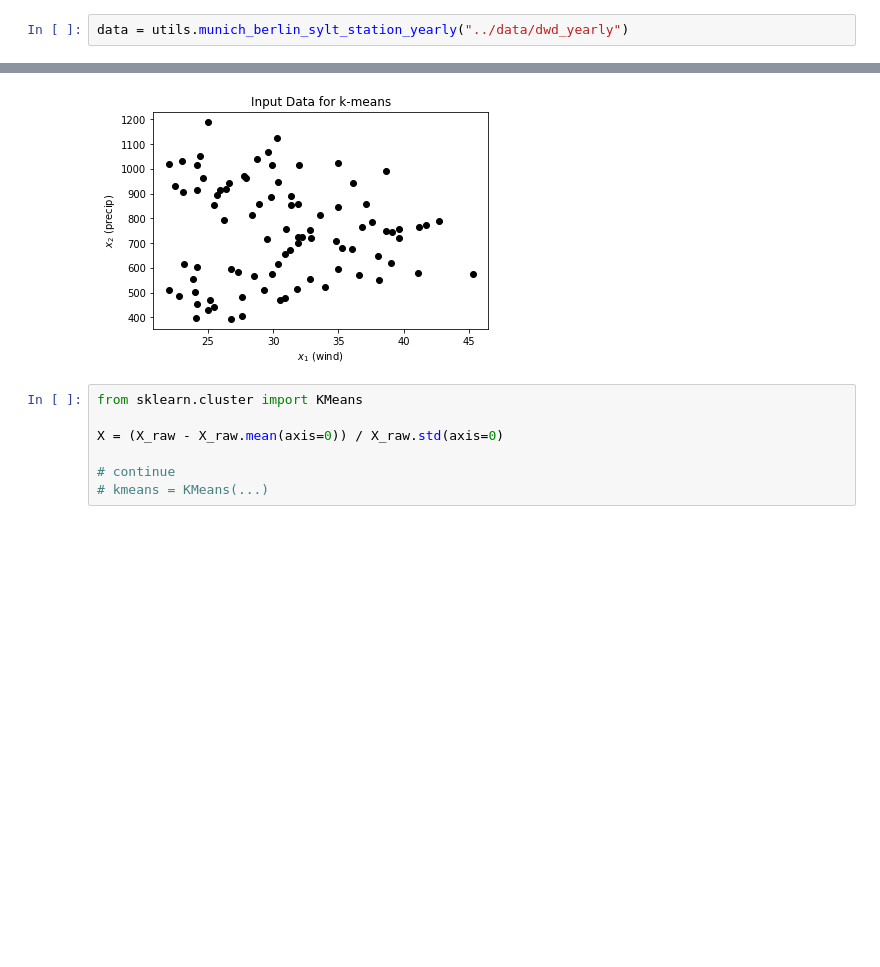
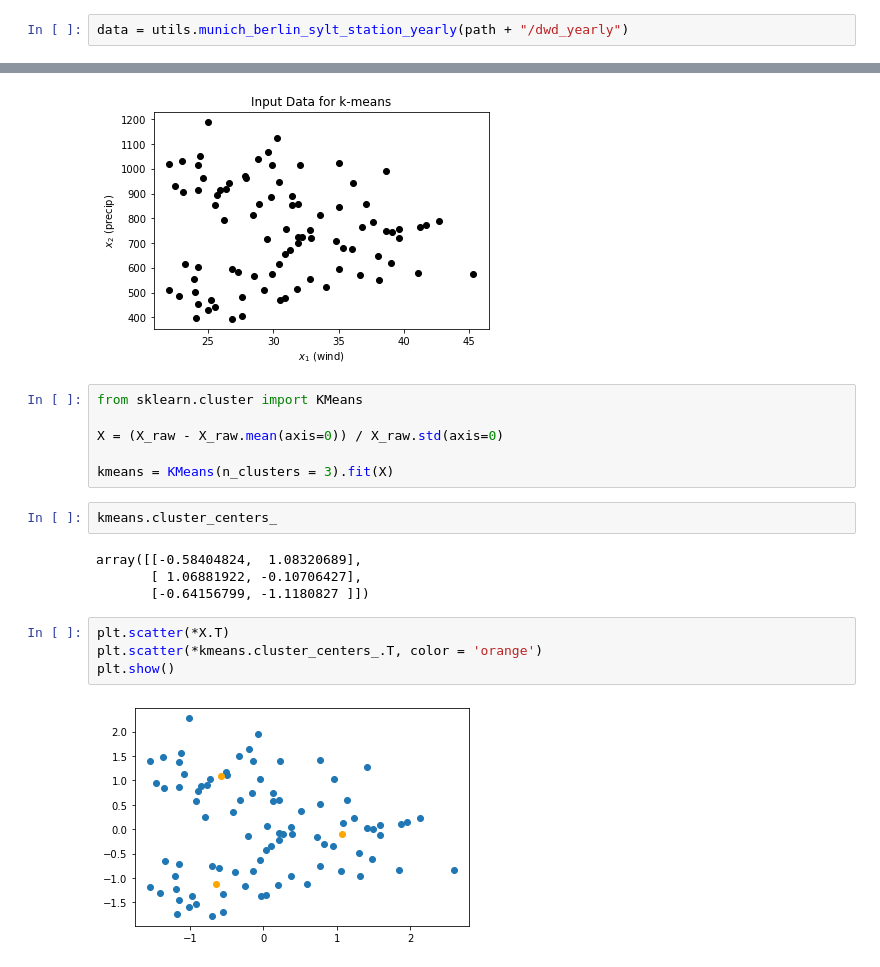
Before and after one commit to d3sp3r4t3Student/Statistical-Data-Analyses, a Jupyter notebook: demo_practical12.ipynb, the cells around one changed output, grey strips where cells are left out. Cells and saved outputs as stored; diff of their text form; blank space fills up the shorter version.

```diff
--- a/demo_practical12.ipynb
+++ b/demo_practical12.ipynb
@@ -140,7 +140,7 @@ np.stack((y_predict, y_test)).shape
 # %% [markdown]
 # k-Means
 # %%
-data = utils.munich_berlin_sylt_station_yearly("../data/dwd_yearly")
+data = utils.munich_berlin_sylt_station_yearly(path + "/dwd_yearly")
 # %%
 variables = ["wind", "precip"]
 
@@ -168,5 +168,16 @@ from sklearn.cluster import KMeans
 
 X = (X_raw - X_raw.mean(axis=0)) / X_raw.std(axis=0)
 
-# continue
-# kmeans = KMeans(...)
+kmeans = KMeans(n_clusters = 3).fit(X)
+# %%
+kmeans.cluster_centers_
+# %% [output]
+array([[-0.58404824,  1.08320689],
+       [ 1.06881922, -0.10706427],
+       [-0.64156799, -1.1180827 ]])
+# %%
+plt.scatter(*X.T)
+plt.scatter(*kmeans.cluster_centers_.T, color = 'orange')
+plt.show()
+# %% [output]
+[figure, added]
```
Also changed, not shown: parts of 1 cell of this notebook.
